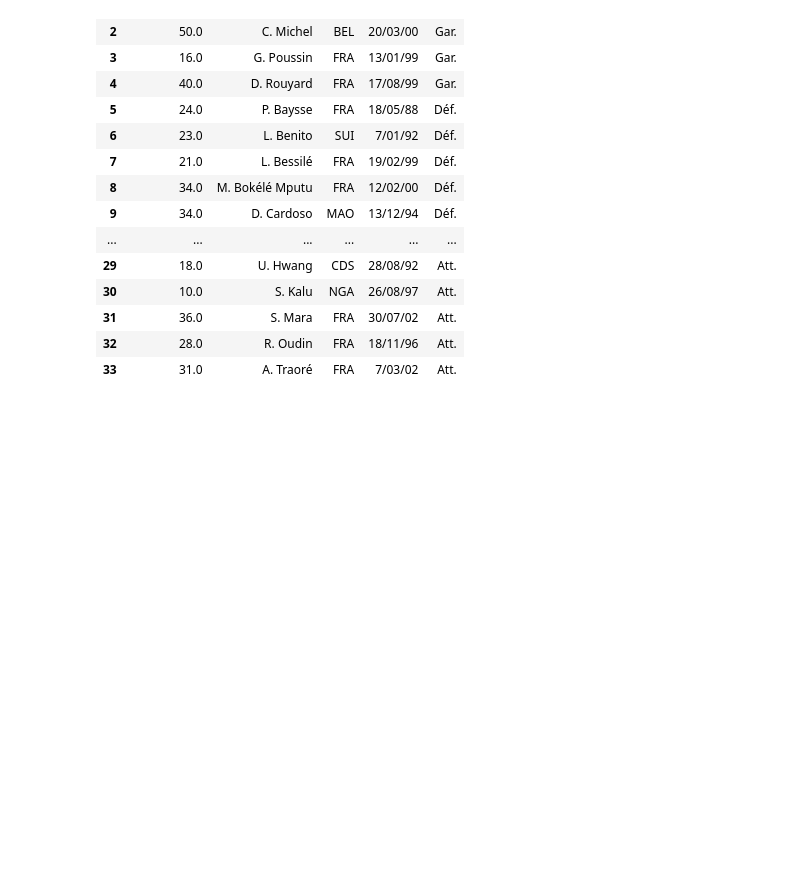
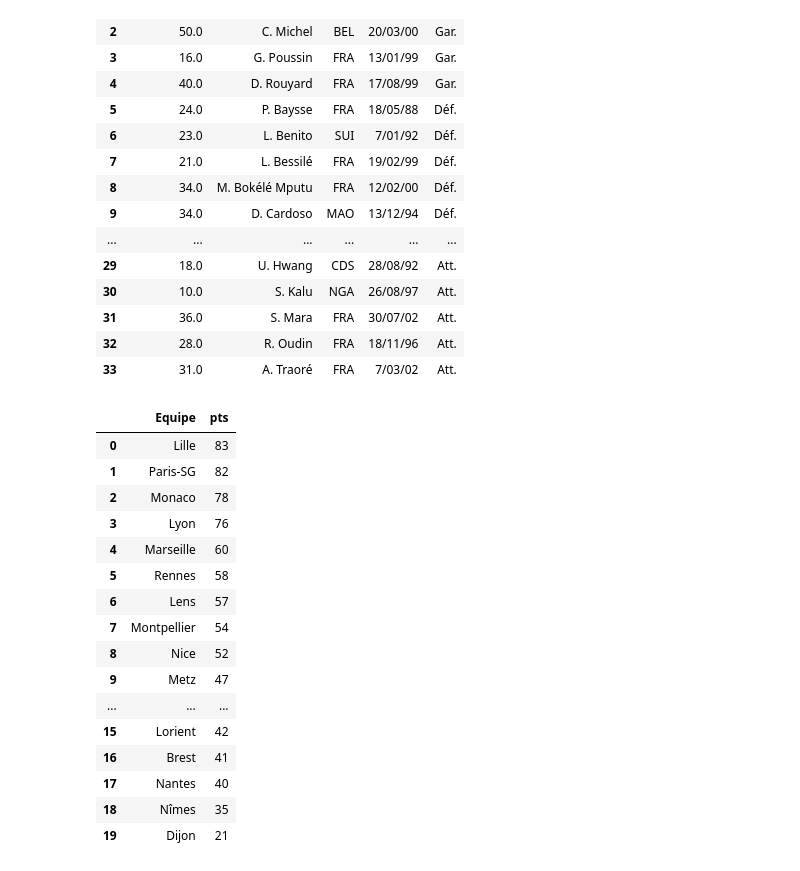
Before and after one commit to clement-camara/brief-foot, a Jupyter notebook: scrapping_teams.ipynb, the cells around one changed output. Drawn from its saved outputs; the diff is of its cells as text; code cells hidden in the pictures; blank space fills up the shorter version.

Commit message:
add scrapping rank

```diff
--- a/scrapping_teams.ipynb
+++ b/scrapping_teams.ipynb
@@ -124,3 +124,26 @@ list_dfs[1][2]
 | 31 | 36.0 | S. Mara | FRA | 30/07/02 | Att. |
 | 32 | 28.0 | R. Oudin | FRA | 18/11/96 | Att. |
 | 33 | 31.0 | A. Traoré | FRA | 7/03/02 | Att. |
+# %%
+df_classement = pd.read_html('https://www.lequipe.fr/Football/ligue-1/page-classement-equipes/general')[0]
+df_classement = df_classement.rename(columns={'Unnamed: 1':'Equipe'})
+df_rank = df_classement[['Equipe','pts']]
+df_rank
+# %% [output]
+|  | Equipe | pts |
+| 0 | Lille | 83 |
+| 1 | Paris-SG | 82 |
+| 2 | Monaco | 78 |
+| 3 | Lyon | 76 |
+| 4 | Marseille | 60 |
+| 5 | Rennes | 58 |
+| 6 | Lens | 57 |
+| 7 | Montpellier | 54 |
+| 8 | Nice | 52 |
+| 9 | Metz | 47 |
+| ... | ... | ... |
+| 15 | Lorient | 42 |
+| 16 | Brest | 41 |
+| 17 | Nantes | 40 |
+| 18 | Nîmes | 35 |
+| 19 | Dijon | 21 |
```
Also changed, not shown: parts of 1 cell of this notebook, 1 other file.
